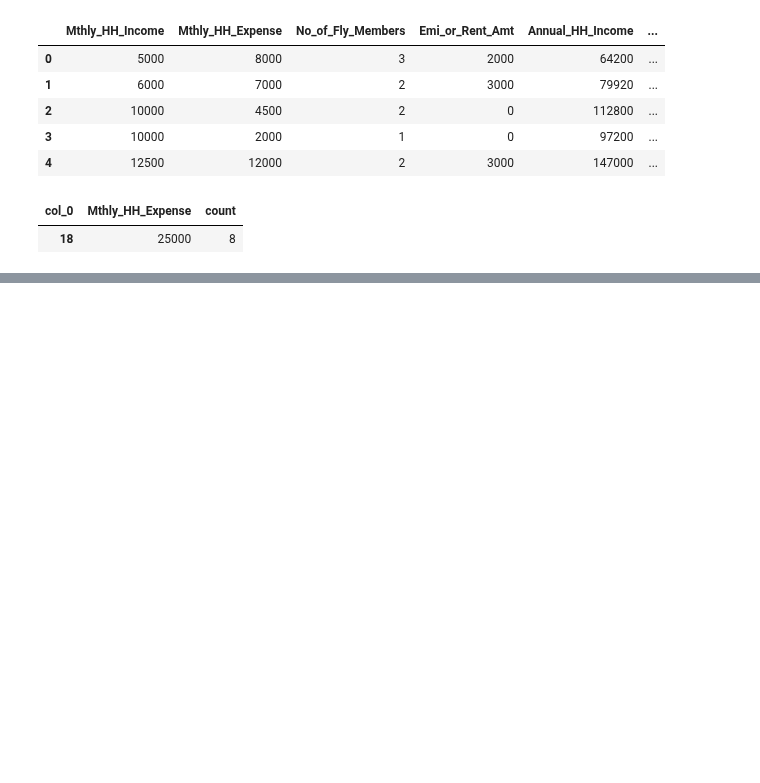
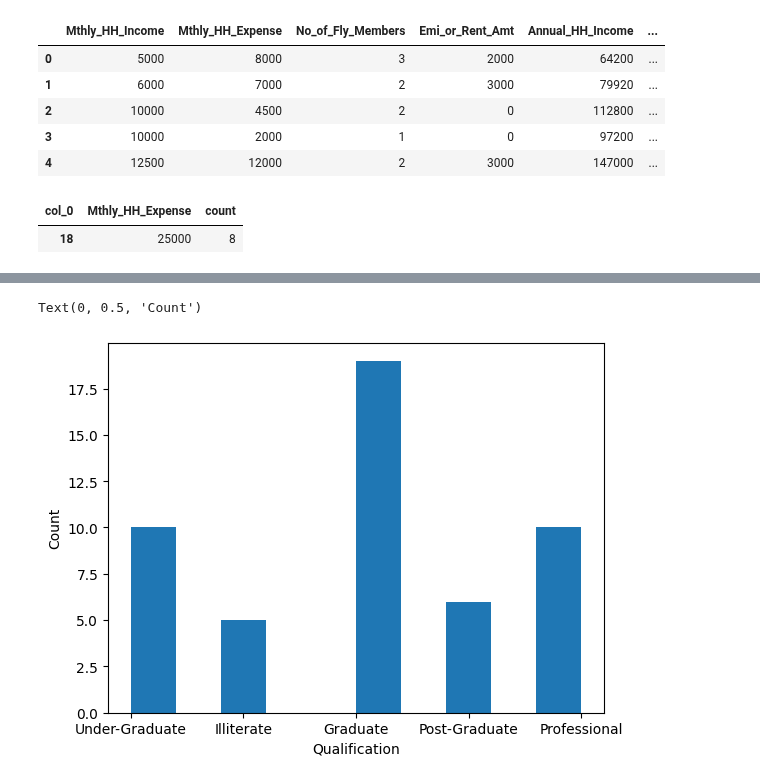
Before and after one commit to corpsedust/NareshIT, a Jupyter notebook: Self-practice(Tasks and IQ stuff)/t25-DescriptiveStats.ipynb, the cells around one changed output, grey strips where cells are left out. Drawn from its saved outputs; the diff is of its cells as text; code cells hidden in the pictures; blank space fills up the shorter version.

```diff
--- a/Self-practice(Tasks and IQ stuff)/t25-DescriptiveStats.ipynb
+++ b/Self-practice(Tasks and IQ stuff)/t25-DescriptiveStats.ipynb
@@ -150,0 +169,7 @@ d.reset_index(inplace= True)
+# %%
+plt.hist(x = df.Highest_Qualified_Member)
+plt.xlabel("Qualification")
+plt.ylabel("Count")
+# %% [output]
+Text(0, 0.5, 'Count')
+[figure, added]
```
Also changed, not shown: parts of 11 cells of this notebook.
